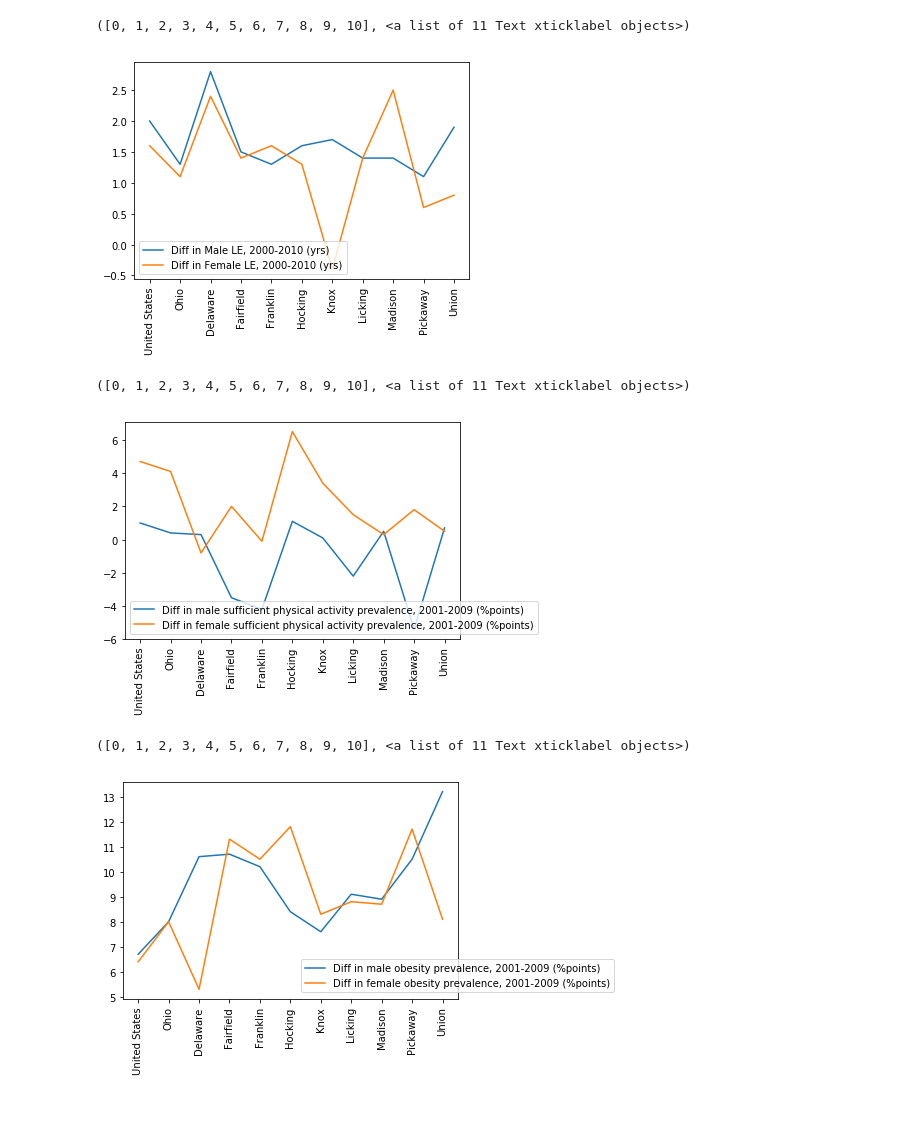
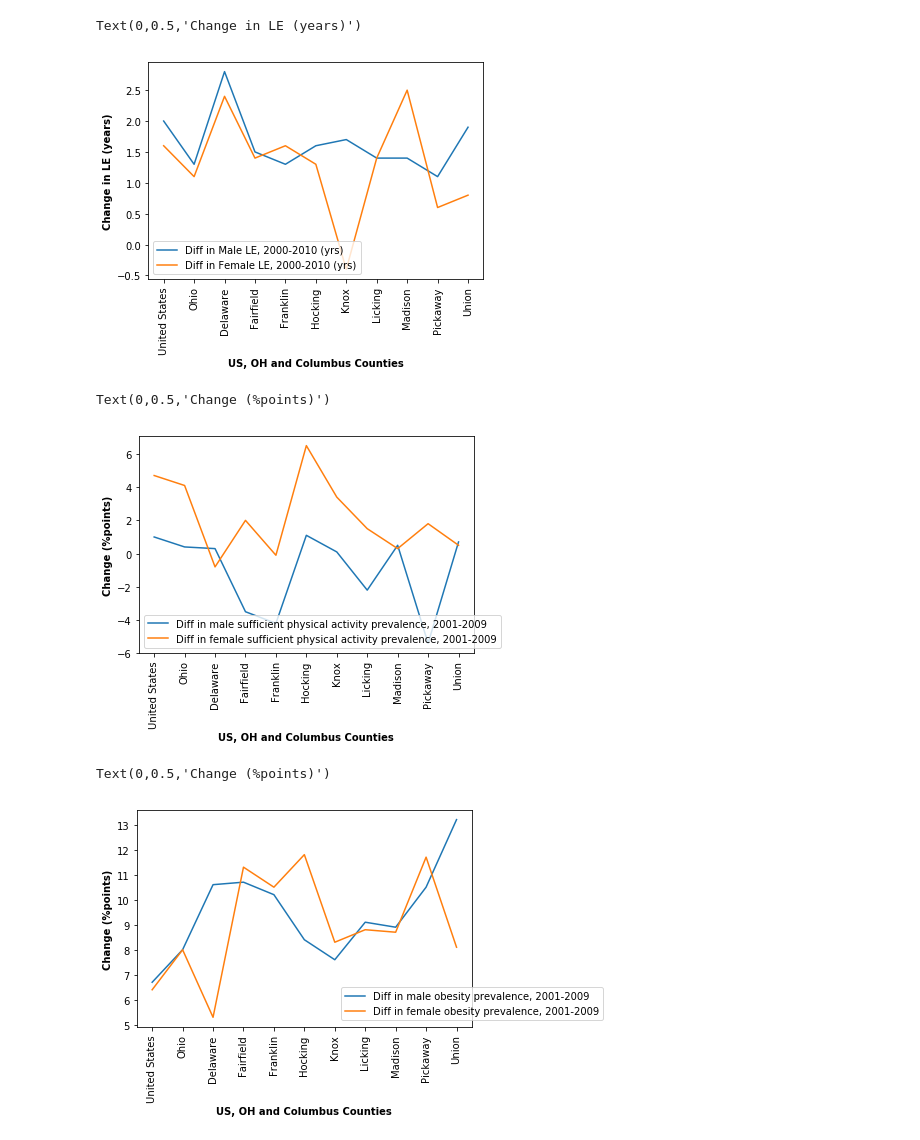
Before and after one commit to elewanto/visual-design-project, a Jupyter notebook: python/le_analysis.ipynb, the cells around one changed output. Cells and saved outputs as stored; diff of their text form; code cells hidden in the pictures; blank space fills up the shorter version.

```diff
--- a/python/le_analysis.ipynb
+++ b/python/le_analysis.ipynb
@@ -35,25 +47,31 @@ plt.plot(ihme_Cbus['State/County'], ihme_Cbus['Male life expectancy, 2010 (years
 plt.plot(ihme_Cbus['State/County'], ihme_Cbus['Female life expectancy, 2010 (years)'] - ihme_Cbus['Female life expectancy, 2000 (years)'], label="Diff in Female LE, 2000-2010 (yrs)")
 plt.legend(loc='lower left')
 plt.xticks(rotation=90)
+plt.xlabel('US, OH and Columbus Counties', fontweight='bold')
+plt.ylabel('Change in LE (years)', fontweight='bold')
 # %% [output]
-([0, 1, 2, 3, 4, 5, 6, 7, 8, 9, 10], <a list of 11 Text xticklabel objects>)
+Text(0,0.5,'Change in LE (years)')
-[figure, old version]
+[figure, new version]
 # %%
-plt.plot(activity_Cbus['State/County'], activity_Cbus['Difference in male sufficient physical activity prevalence, 2001-2009 (percentage points)'], label="Diff in male sufficient physical activity prevalence, 2001-2009 (%points)")
-plt.plot(activity_Cbus['State/County'], activity_Cbus['Difference in female sufficient physical activity prevalence, 2001-2009 (percentage points)'], label="Diff in female sufficient physical activity prevalence, 2001-2009 (%points)")
+plt.plot(activity_Cbus['State/County'], activity_Cbus['Difference in male sufficient physical activity prevalence, 2001-2009 (percentage points)'], label="Diff in male sufficient physical activity prevalence, 2001-2009")
+plt.plot(activity_Cbus['State/County'], activity_Cbus['Difference in female sufficient physical activity prevalence, 2001-2009 (percentage points)'], label="Diff in female sufficient physical activity prevalence, 2001-2009")
 plt.legend(bbox_to_anchor=(0,0.001), loc="lower left")
 plt.xticks(rotation=90)
+plt.xlabel('US, OH and Columbus Counties', fontweight='bold')
+plt.ylabel('Change (%points)', fontweight='bold')
 # %% [output]
-([0, 1, 2, 3, 4, 5, 6, 7, 8, 9, 10], <a list of 11 Text xticklabel objects>)
+Text(0,0.5,'Change (%points)')
-[figure, old version]
+[figure, new version]
 # %%
-plt.plot(obesity_Cbus['State/County'], obesity_Cbus['Difference in male obesity prevalence, 2001-2009 (percentage points)'], label="Diff in male obesity prevalence, 2001-2009 (%points)")
-plt.plot(obesity_Cbus['State/County'], obesity_Cbus['Difference in female obesity prevalence, 2001-2009 (percentage points)'], label="Diff in female obesity prevalence, 2001-2009 (%points)")
+plt.plot(obesity_Cbus['State/County'], obesity_Cbus['Difference in male obesity prevalence, 2001-2009 (percentage points)'], label="Diff in male obesity prevalence, 2001-2009")
+plt.plot(obesity_Cbus['State/County'], obesity_Cbus['Difference in female obesity prevalence, 2001-2009 (percentage points)'], label="Diff in female obesity prevalence, 2001-2009")
 plt.legend(bbox_to_anchor=(1,0.01), loc="lower center")
 plt.xticks(rotation=90)
+plt.xlabel('US, OH and Columbus Counties', fontweight='bold')
+plt.ylabel('Change (%points)', fontweight='bold')
 # %% [output]
-([0, 1, 2, 3, 4, 5, 6, 7, 8, 9, 10], <a list of 11 Text xticklabel objects>)
+Text(0,0.5,'Change (%points)')
-[figure, old version]
+[figure, new version]
 # %%
 race_deaths_OH = pd.read_csv('./Data/Black_White_Mortality_OH_County_2000_2015.csv')
 race_deaths_OH['Deaths/Pop'] = race_deaths_OH.Deaths / race_deaths_OH.Population
```
Also changed, not shown: parts of 19 cells of this notebook, 6 other files.
